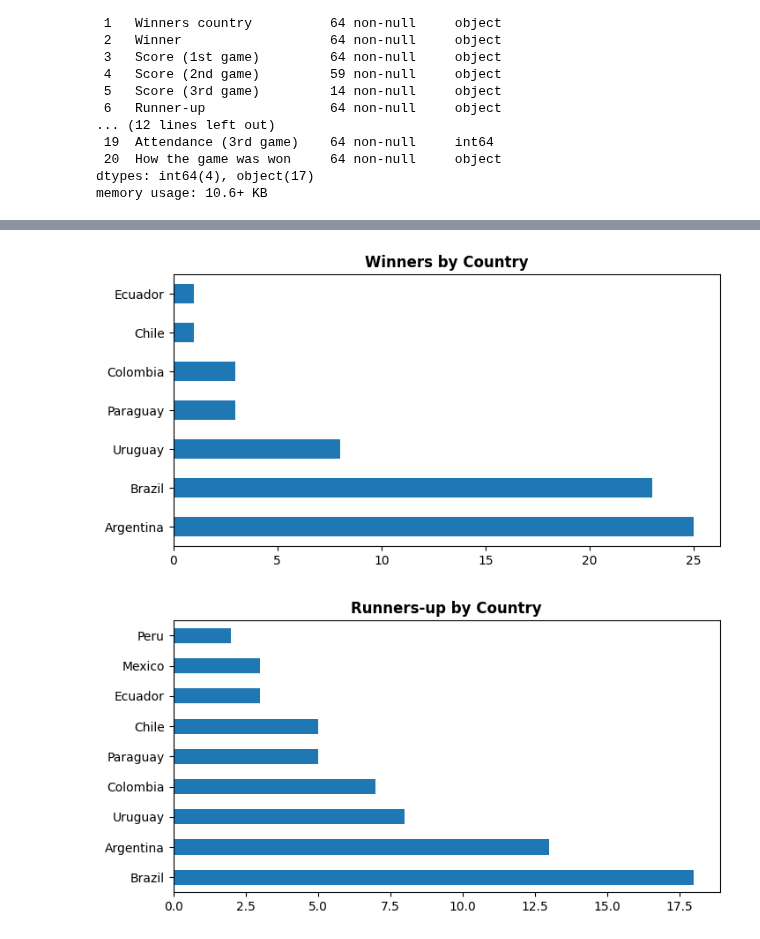
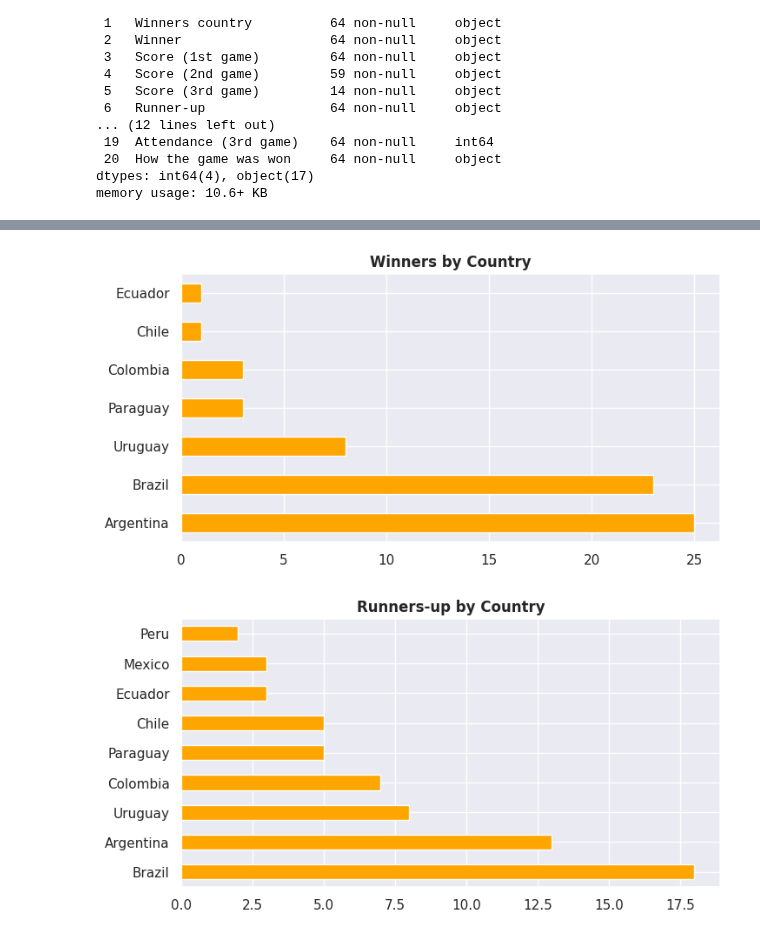
Before and after one commit to guilhermelaviola/SoccerCompetitionsStudy, a Jupyter notebook: CopaLibertadoresStudy.ipynb, the cells around one changed output, grey strips where cells are left out. Cells and saved outputs as stored; diff of their text form; code cells hidden in the pictures.

```diff
--- a/CopaLibertadoresStudy.ipynb
+++ b/CopaLibertadoresStudy.ipynb
@@ -6,8 +6,8 @@ import numpy as np
 import pandas as pd
 import seaborn as sns
 import matplotlib.pyplot as plt
-from matplotlib.animation import FuncAnimation, FFMpegWriter
-import seaborn as sns
+sns.set(style = 'darkgrid')
+plt.style.use('seaborn-pastel')
 # %%
 # Importing the dataset:
 conmebol_competitions = pd.ExcelFile('CONMEBOL Competitions finals.xlsx')
@@ -70,21 +68,19 @@ plt.show()
 # %%
 # Displaying number of titles by country:
-lib.groupby('Season').first()['Winners country'].value_counts().plot(kind = 'barh',
-                                                                     figsize = (8, 4))
+lib.groupby('Season').first()['Winners country'].value_counts().plot(kind = 'barh', color = 'orange', figsize = (8, 4))
 plt.ylabel(None)
 plt.title('Winners by Country', fontweight = 'bold')
 plt.show()
 # %% [output]
-[figure, old version]
+[figure, new version]
 # %%
 # Displaying number of runners-up by country:
-lib.groupby('Season').first()['Runners-up country'].value_counts().plot(kind = 'barh',
-                                                                     figsize = (8, 4))
+lib.groupby('Season').first()['Runners-up country'].value_counts().plot(kind = 'barh', color = 'orange', figsize = (8, 4))
 plt.ylabel(None)
 plt.title('Runners-up by Country', fontweight = 'bold')
 plt.show()
 # %% [output]
-[figure, old version]
+[figure, new version]
 # %%
 # Displaying the attendances of the 1st and 2nd leg matches by season:
 plt.figure(figsize = (16,8))
```
Also changed, not shown: parts of 5 cells of this notebook.
